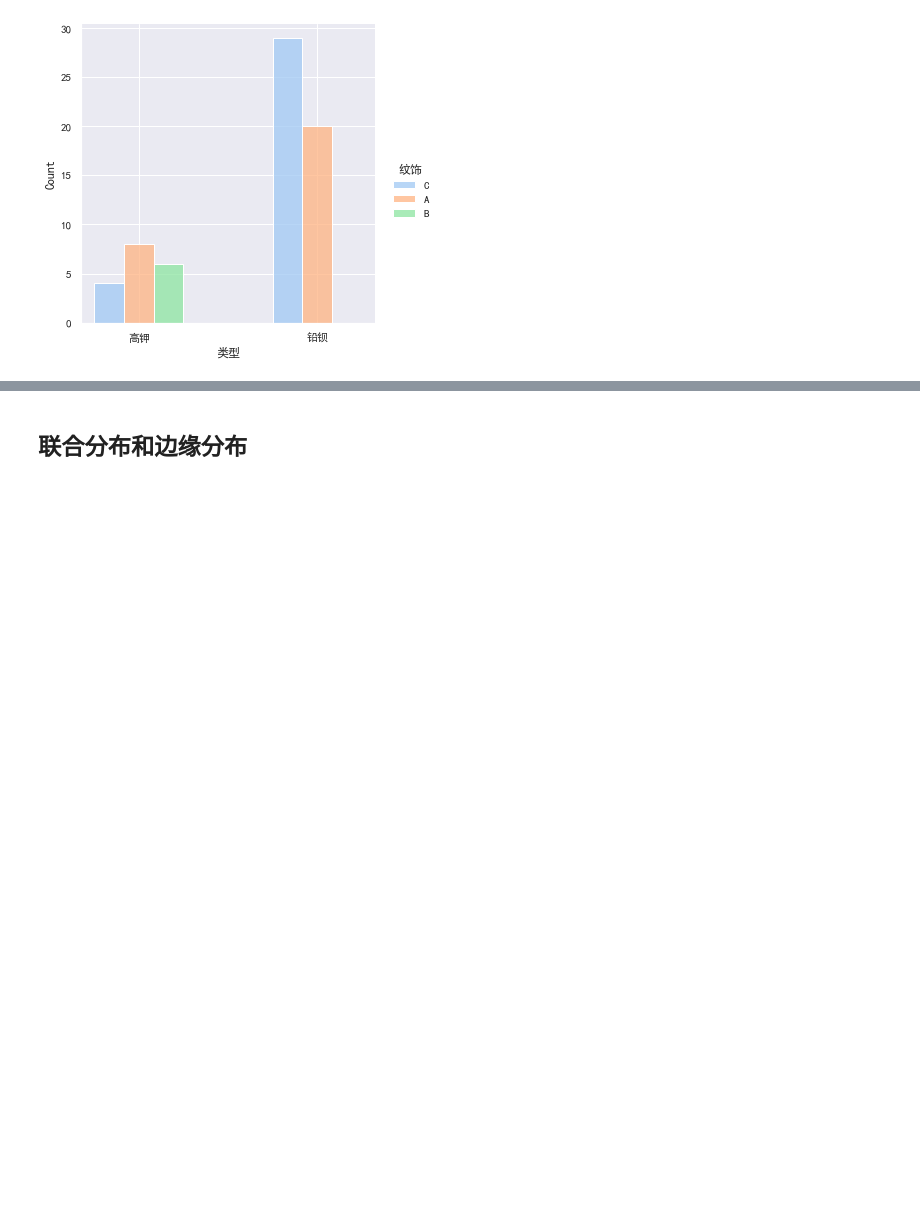
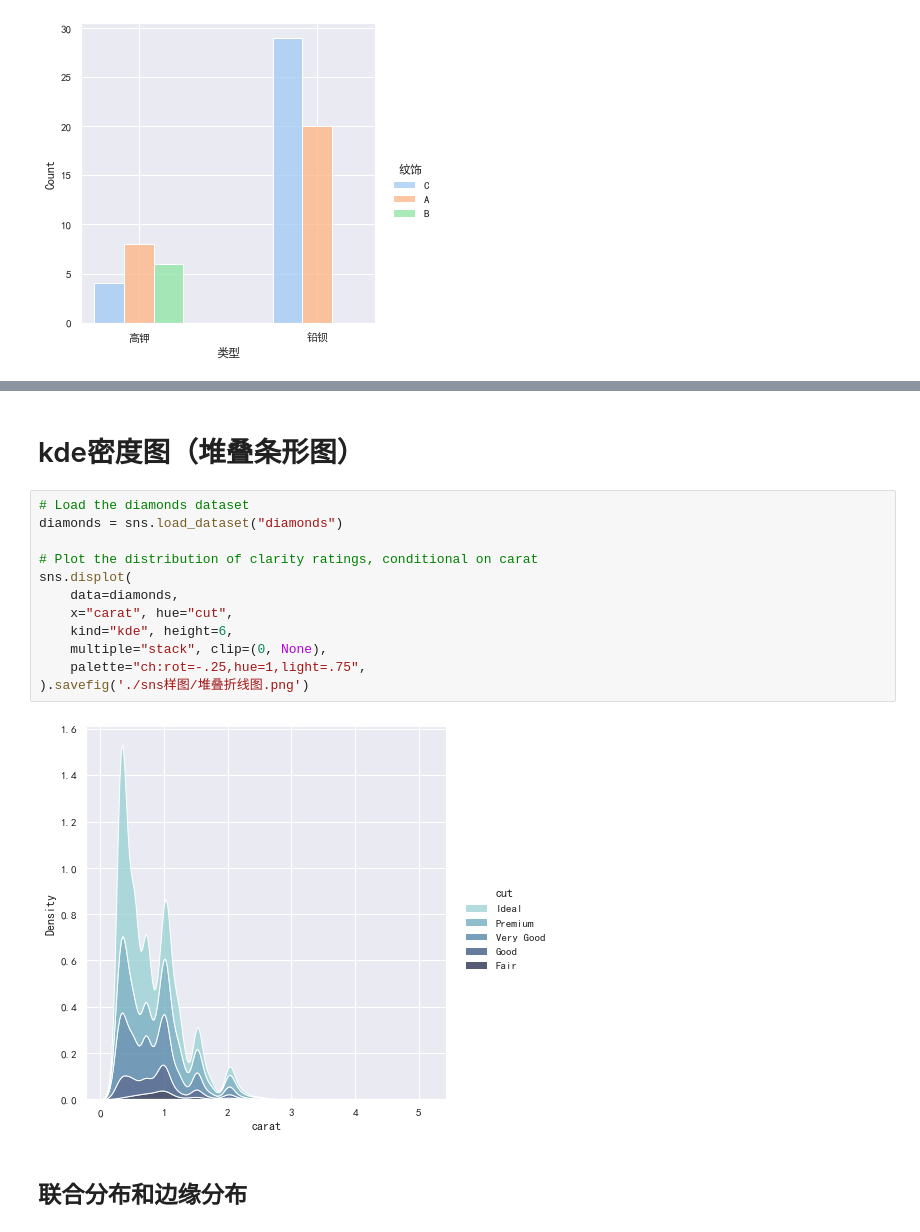
Before and after one commit to kebuAAA/Visualization-using-python, a Jupyter notebook: seaborn绘图.ipynb, the cells around one changed output, grey strips where cells are left out. Saved outputs shown, nothing was run; the diff lists cells and outputs as text; blank space fills up the shorter version.

```diff
--- a/seaborn绘图.ipynb
+++ b/seaborn绘图.ipynb
@@ -125,5 +129,21 @@ d = sns.displot(data_melt,
                 )
 # %% [output]
 [figure]
+# %% [markdown]
+# kde密度图（堆叠条形图）
+# %%
+# Load the diamonds dataset
+diamonds = sns.load_dataset("diamonds")
+
+# Plot the distribution of clarity ratings, conditional on carat
+sns.displot(
+    data=diamonds,
+    x="carat", hue="cut",
+    kind="kde", height=6,
+    multiple="stack", clip=(0, None),
+    palette="ch:rot=-.25,hue=1,light=.75",
+).savefig('./sns样图/堆叠折线图.png')
+# %% [output]
+[figure, added]
 # %% [markdown]
 ## 联合分布和边缘分布
```
Also changed, not shown: parts of 5 cells of this notebook, 3 other files.
